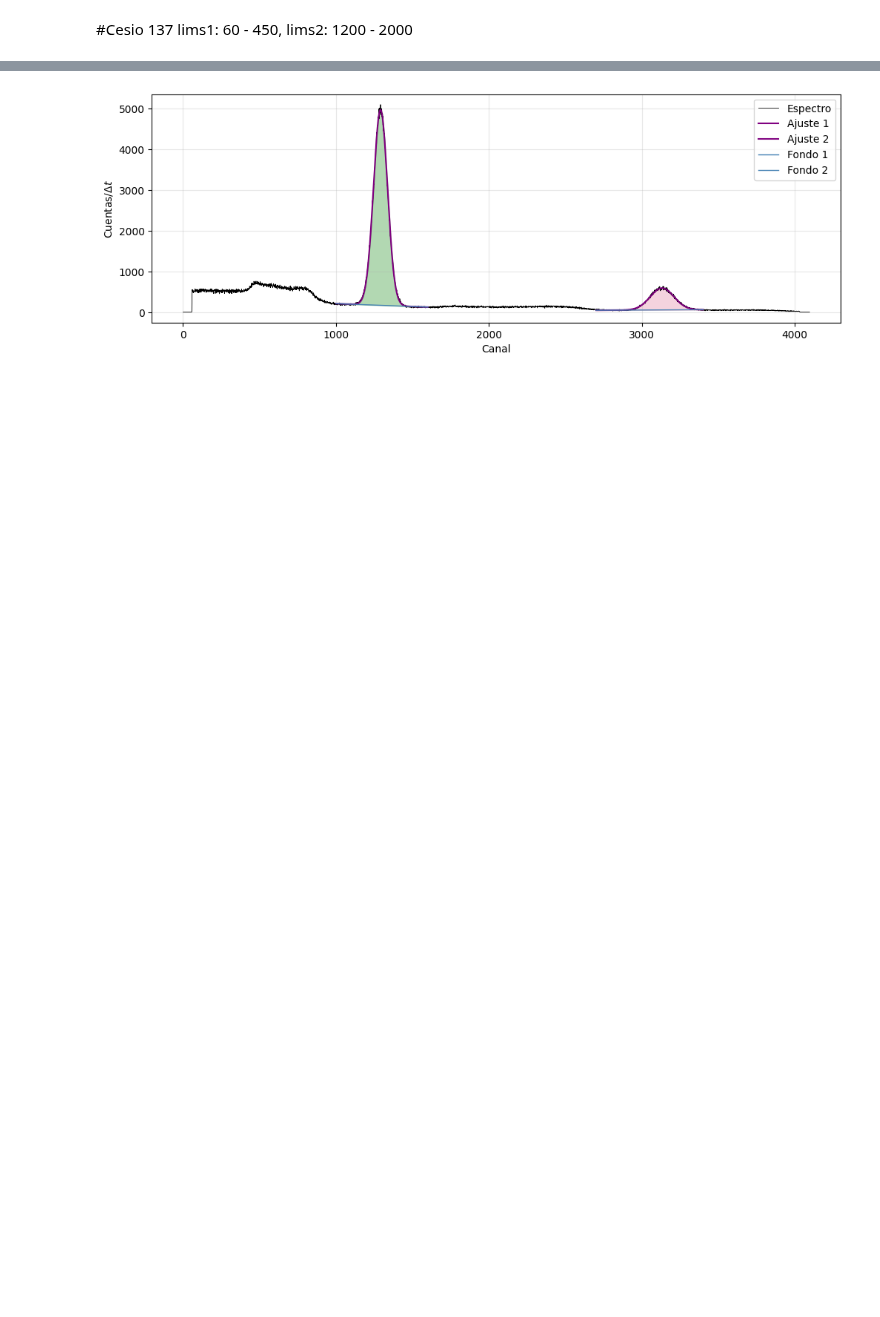
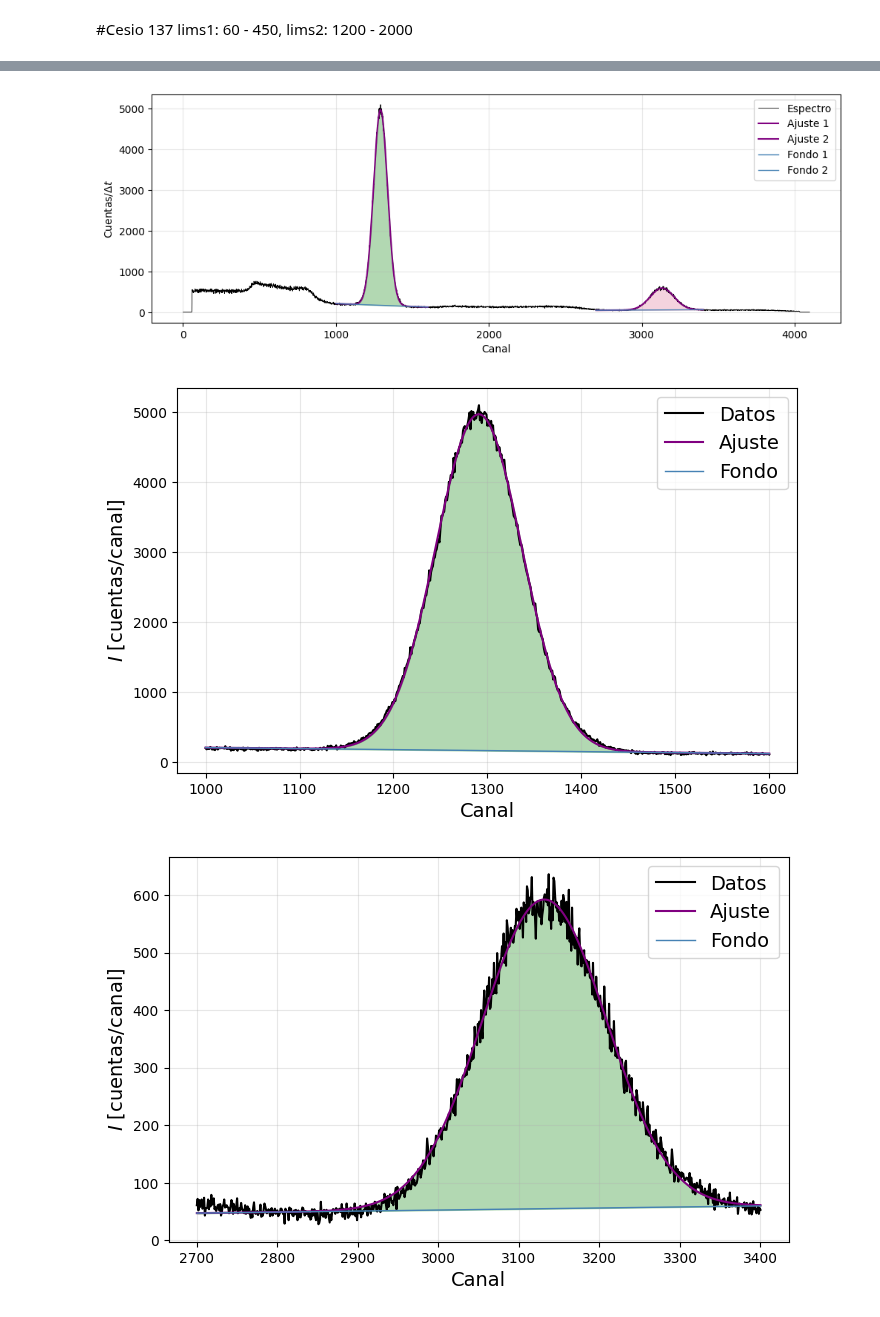
Before and after one commit to asarria48/Nuclear-physics, a Jupyter notebook: Informe1.ipynb, the cells around one changed output, grey strips where cells are left out. Saved outputs shown, nothing was run; the diff lists cells and outputs as text; code cells hidden in the pictures; blank space fills up the shorter version.

```diff
--- a/Informe1.ipynb
+++ b/Informe1.ipynb
@@ -439,28 +729,25 @@ dFWHM2 = 2.355 * perr2[1]
 
 
 
-def fmt(x, dx=None):
-    if dx is None or np.isnan(dx):
-        return f"{x:.3g}"
-    else:
-        return f"{x:.3g} ± {dx:.3g}"
+def fmt_par(x, dx):
+    if np.isnan(dx):
+        return f"{x:.4g}"
+    dec = int(np.floor(np.log10(abs(dx)))) if dx != 0 else 0
+    ndec = max(0, -dec)
+    x_str = f"{x:.{ndec}f}"
+    dx_str = str(int(round(dx * 10**ndec)))
+    return f"{x_str}({dx_str})"
 
-print("\n--- Resultados del primer pico ---")
-print(f" μ1 = {fmt(mu1, perr1[0])} canales")
-print(f" σ1 = {fmt(sigma1, perr1[1])} canales")
-print(f" FWHM1 = {fmt(FWHM1, dFWHM1)} canales")
-print(f" A1 = {fmt(A1, perr1[2])} cuentas")
-print(f" a0 = {fmt(a0_1, perr1[3])}, a1 = {fmt(a1_1, perr1[4])}")
-print(f" Intensidad = {fmt(I1, dI1)} cuentas·canal")
-
-print("\n--- Resultados del segundo pico ---")
-print(f" μ2 = {fmt(mu2, perr2[0])} canales")
-print(f" σ2 = {fmt(sigma2, perr2[1])} canales")
-print(f" FWHM2 = {fmt(FWHM2, dFWHM2)} canales")
-print(f" A2 = {fmt(A2, perr2[2])} cuentas")
-print(f" a0 = {fmt(a0_2, perr2[3])}, a1 = {fmt(a1_2, perr2[4])}")
-print(f" Intensidad = {fmt(I2, dI2)} cuentas·canal")
-
+# --- RESULTADOS ---
+print("\nResultados:\n")
+print(f"μ1 = {fmt_par(mu1, perr[1])} canales")
+print(f"σ1 = {fmt_par(sigma1, perr[2])} canales")
+print(f"FWHM1 = {fmt_par(FWHM1, dFWHM1)} canales")
+print(f"I1 = {fmt_par(I1, dI1)} canal·cuentas")
+print(f"\nμ2 = {fmt_par(mu2, perr[4])} canales")
+print(f"σ2 = {fmt_par(sigma2, perr[5])} canales")
+print(f"FWHM2 = {fmt_par(FWHM2, dFWHM2)} canales")
+print(f"I2 = {fmt_par(I2, dI2)} canal·cuentas")
 
 xf1 = np.linspace(x_region1.min(), x_region1.max(), 800)
 xf2 = np.linspace(x_region2.min(), x_region2.max(), 800)
@@ -482,5 +769,32 @@ plt.ylabel("Cuentas/$\Delta t$")
 plt.legend()
 plt.grid(alpha=0.3)
 plt.show()
+
+
+# PICO 1
+plt.figure(figsize=(8, 5))
+plt.plot(x_region1, y_region1, color='black', label='Datos')
+plt.plot(xf1, fit1, 'purple', lw=1.5, label='Ajuste')
+plt.plot(xf1, bg1, 'steelblue', lw=1, label='Fondo')
+plt.fill_between(xf1, bg1, fit1, where=(fit1 > bg1), color='green', alpha=0.3)
+plt.xlabel("Canal", fontsize=14)
+plt.ylabel("$I$ [cuentas/canal]", fontsize=14)
+#plt.title("Primer pico (Na-22)")
+plt.legend(fontsize=14)
+plt.grid(True, alpha=0.3)
+plt.show()
+
+# PICO 2
+plt.figure(figsize=(8, 5))
+plt.plot(x_region2, y_region2, color='black', label='Datos')
+plt.plot(xf2, fit2, 'purple', lw=1.5, label='Ajuste')
+plt.plot(xf2, bg2, 'steelblue', lw=1, label='Fondo')
+plt.fill_between(xf2, bg2, fit2, where=(fit2 > bg2), color='green', alpha=0.3)
+plt.xlabel("Canal", fontsize=14)
+plt.ylabel("$I$ [cuentas/canal]", fontsize=14)
+#plt.title("Segundo pico (Na-22)")
+plt.legend(fontsize=14)
+plt.grid(True, alpha=0.3)
+plt.show()
 # %% [output]
 [figure]
@@ -502 +812,3 @@ plt.show()
 [figure]
+[figure, added]
+[figure, added]
```
Also changed, not shown: parts of 8 cells of this notebook.
